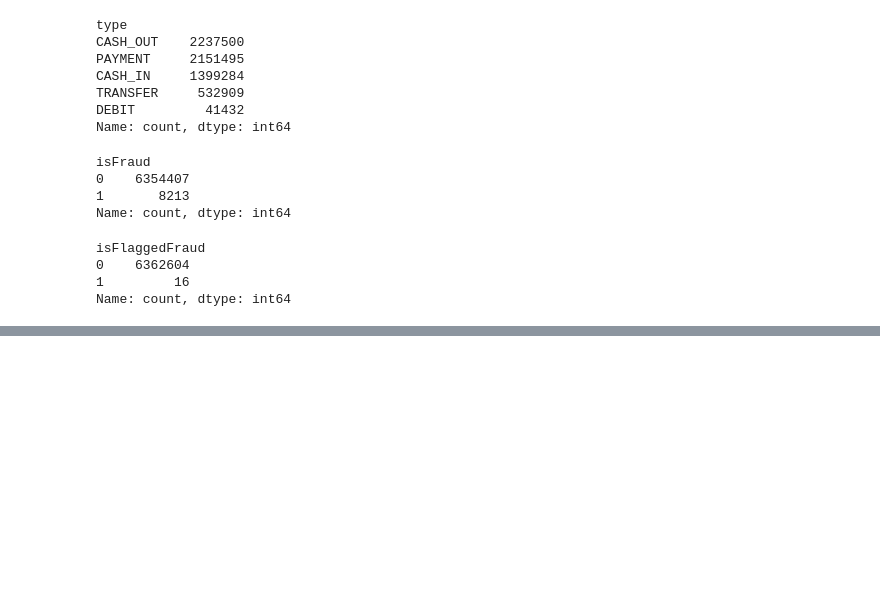
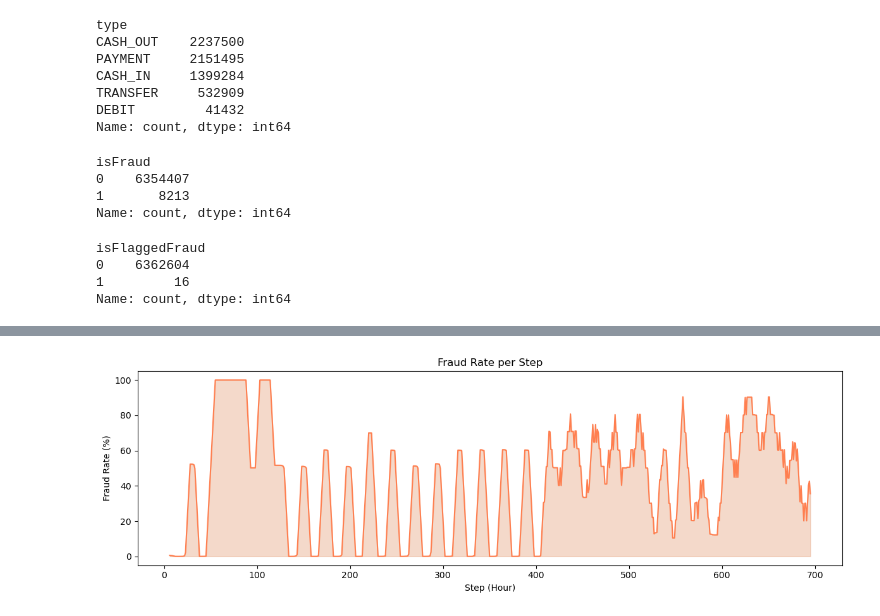
Before and after one commit to ach0309/Fraud_Detection_Project, a Jupyter notebook: code/explore.ipynb, the cells around one changed output, grey strips where cells are left out. Cells and saved outputs as stored; diff of their text form; code cells hidden in the pictures; blank space fills up the shorter version.

```diff
--- a/code/explore.ipynb
+++ b/code/explore.ipynb
@@ -211,0 +253,21 @@ plt.show()
+# %%
+# Step vs isFraud
+fig, ax = plt.subplots(figsize=(12, 4))
+
+fraud_by_step = df[df['isFraud']==1].groupby('step').size().reindex(range(1, 700), fill_value=0)
+
+total_by_step = df.groupby('step').size().reindex(range(1, 700), fill_value=1)
+fraud_rate_step = (fraud_by_step / total_by_step * 100).rolling(10, center=True).mean()
+
+ax.plot(fraud_rate_step.index, fraud_rate_step.values, color='coral', linewidth=1.5)
+ax.fill_between(fraud_rate_step.index, fraud_rate_step.values, alpha=0.3, color='#DD8452')
+
+
+ax.set_title('Fraud Rate per Step', fontsize=12)
+ax.set_xlabel('Step (Hour)')
+ax.set_ylabel('Fraud Rate (%)')
+
+plt.tight_layout()
+plt.show()
+# %% [output]
+[figure, added]
```
Also changed, not shown: parts of 40 cells of this notebook, 5 other files.
